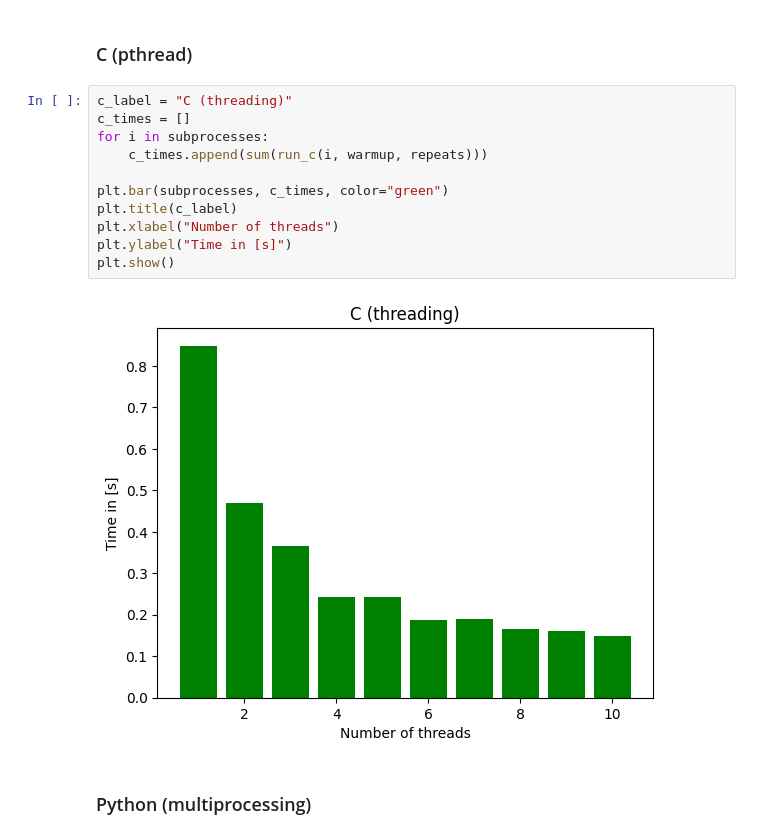
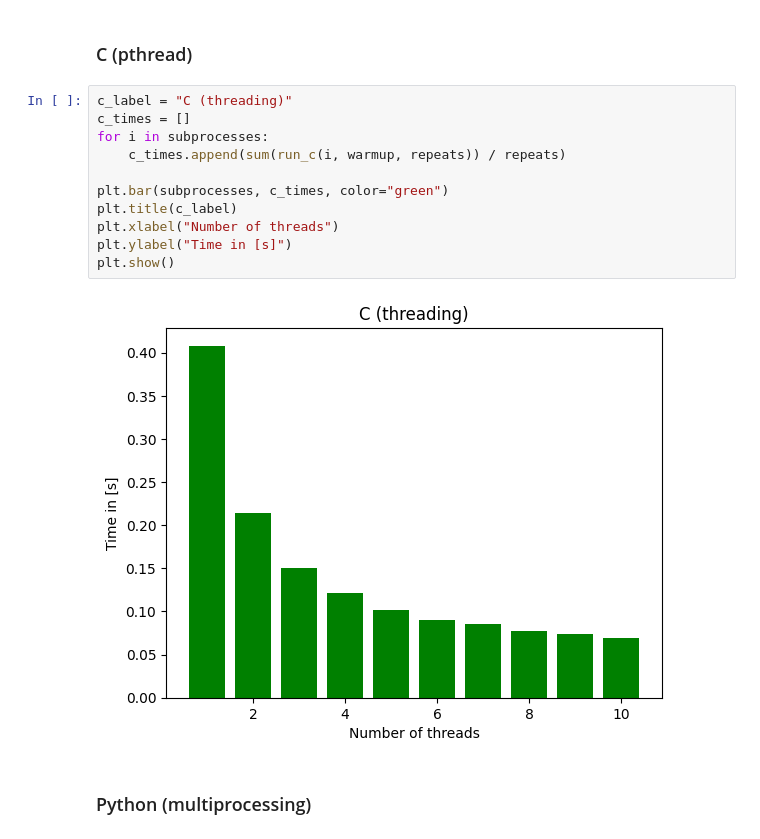
Before and after one commit to kmi784/mandelbrotsets, a Jupyter notebook: python/benchmarks.ipynb, the cells around one changed output. Cells and saved outputs as stored; diff of their text form.

```diff
--- a/python/benchmarks.ipynb
+++ b/python/benchmarks.ipynb
@@ -156,16 +156,16 @@ subprocesses = list(range(1, 11))
 # %%
 c_label = "C (threading)"
 c_times = []
 for i in subprocesses:
-    c_times.append(sum(run_c(i, warmup, repeats)))
+    c_times.append(sum(run_c(i, warmup, repeats)) / repeats)
 
 plt.bar(subprocesses, c_times, color="green")
 plt.title(c_label)
 plt.xlabel("Number of threads")
 plt.ylabel("Time in [s]")
 plt.show()
 # %% [output]
-[figure, old version]
+[figure, new version]
 # %% [markdown]
 ### Python (multiprocessing)
 # %%
```
Also changed, not shown: parts of 5 cells of this notebook, 6 other files.
